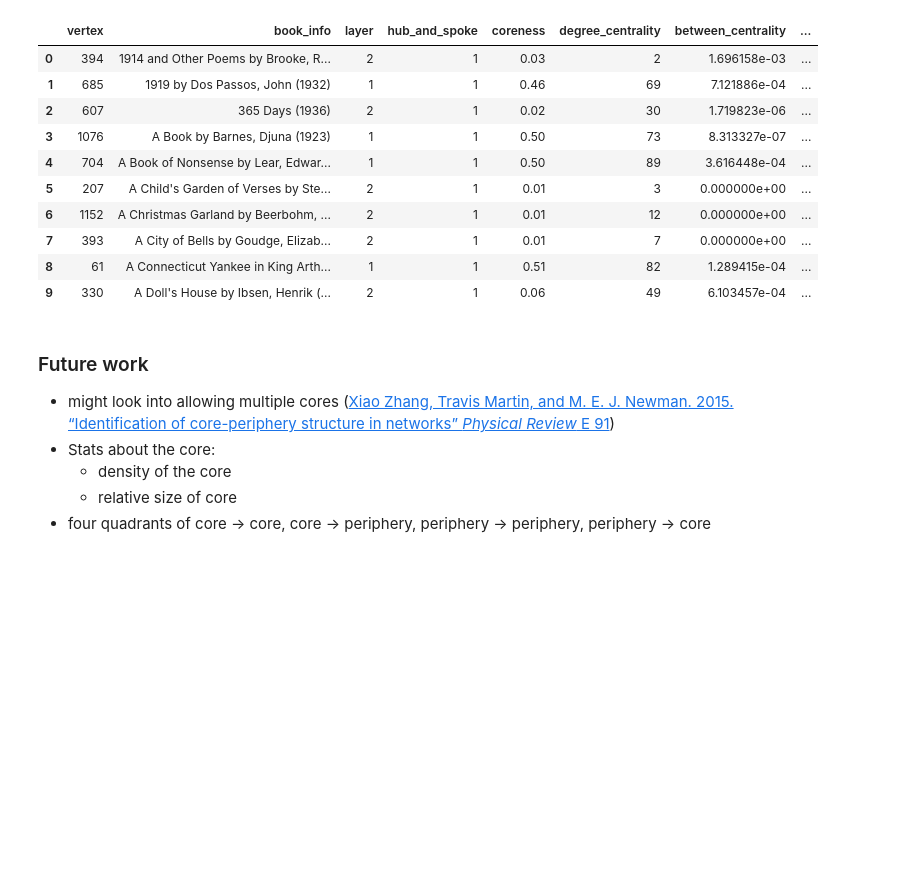
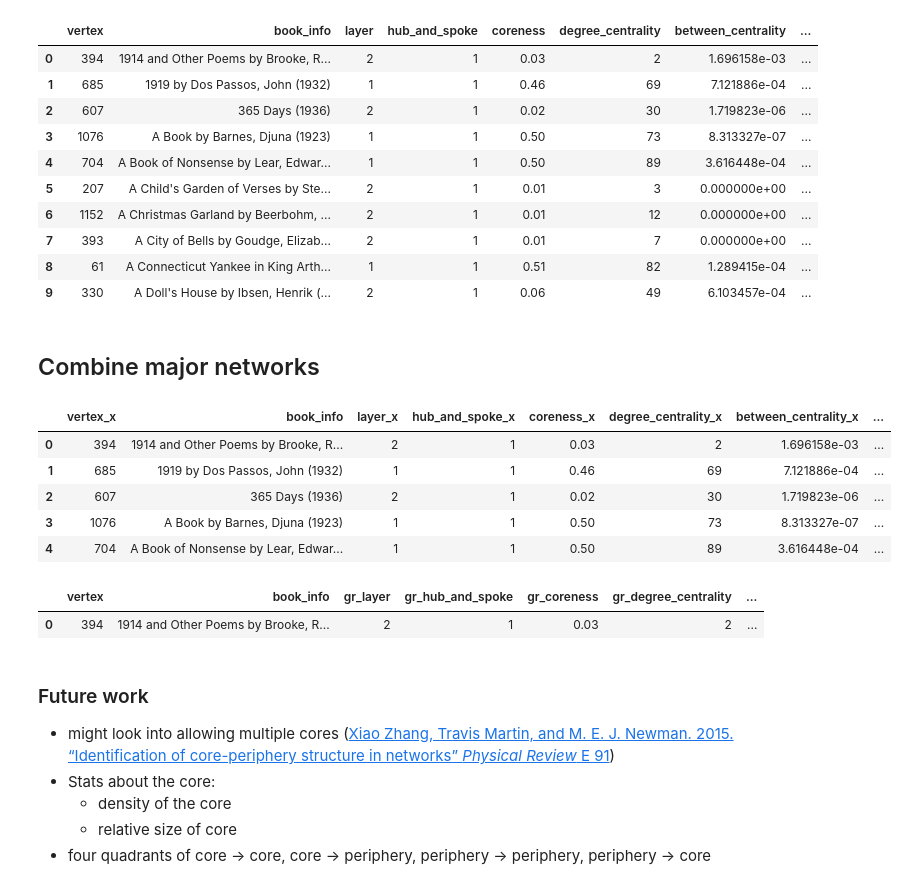
Before and after one commit to gyauney/shakespeare-and-company-social-readership, a Jupyter notebook: core-periphery-books.ipynb, the cells around one changed output. Cells and saved outputs as stored; diff of their text form; code cells hidden in the pictures; blank space fills up the shorter version.

Commit message:
combined results added

```diff
--- a/core-periphery-books.ipynb
+++ b/core-periphery-books.ipynb
@@ -673,3 +673,16 @@ full_gr_df.head(10)
 | 9 | 330 | A Doll's House by Ibsen, Henrik (... | 2 | 1 | 0.06 | 49 | 6.103457e-04 | ... |
 # %%
 full_gr_df.to_csv("goodreads-core-periphery.csv")
+# %% [markdown]
+## Combine major networks
+# %%
+complete_cp_df = full_gr_df.merge(full_sc_df, how='inner', on='book_info')
+# %%
+complete_cp_df.head(5)
+# %% [output]
+|  | vertex_x | book_info | layer_x | hub_and_spoke_x | coreness_x | degree_centrality_x | between_centrality_x | ... |
+| 0 | 394 | 1914 and Other Poems by Brooke, R... | 2 | 1 | 0.03 | 2 | 1.696158e-03 | ... |
+| 1 | 685 | 1919 by Dos Passos, John (1932) | 1 | 1 | 0.46 | 69 | 7.121886e-04 | ... |
+| 2 | 607 | 365 Days (1936) | 2 | 1 | 0.02 | 30 | 1.719823e-06 | ... |
+| 3 | 1076 | A Book by Barnes, Djuna (1923) | 1 | 1 | 0.50 | 73 | 8.313327e-07 | ... |
+| 4 | 704 | A Book of Nonsense by Lear, Edwar... | 1 | 1 | 0.50 | 89 | 3.616448e-04 | ... |
@@ -675,0 +704,5 @@ full_gr_df.to_csv("goodreads-core-periphery.csv")
+# %%
+complete_cp_df.head(1)
+# %% [output]
+|  | vertex | book_info | gr_layer | gr_hub_and_spoke | gr_coreness | gr_degree_centrality | ... |
+| 0 | 394 | 1914 and Other Poems by Brooke, R... | 2 | 1 | 0.03 | 2 | ... |
```
Also changed, not shown: parts of 3 cells of this notebook.
